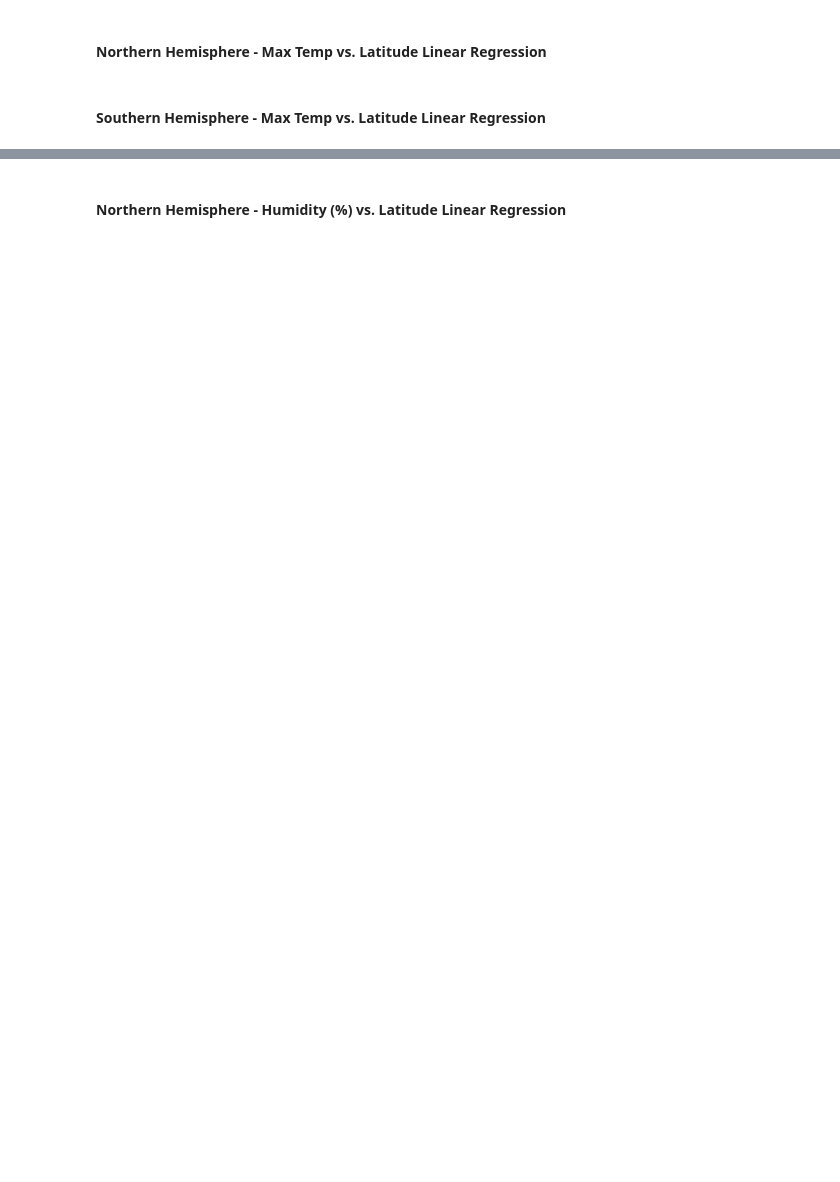
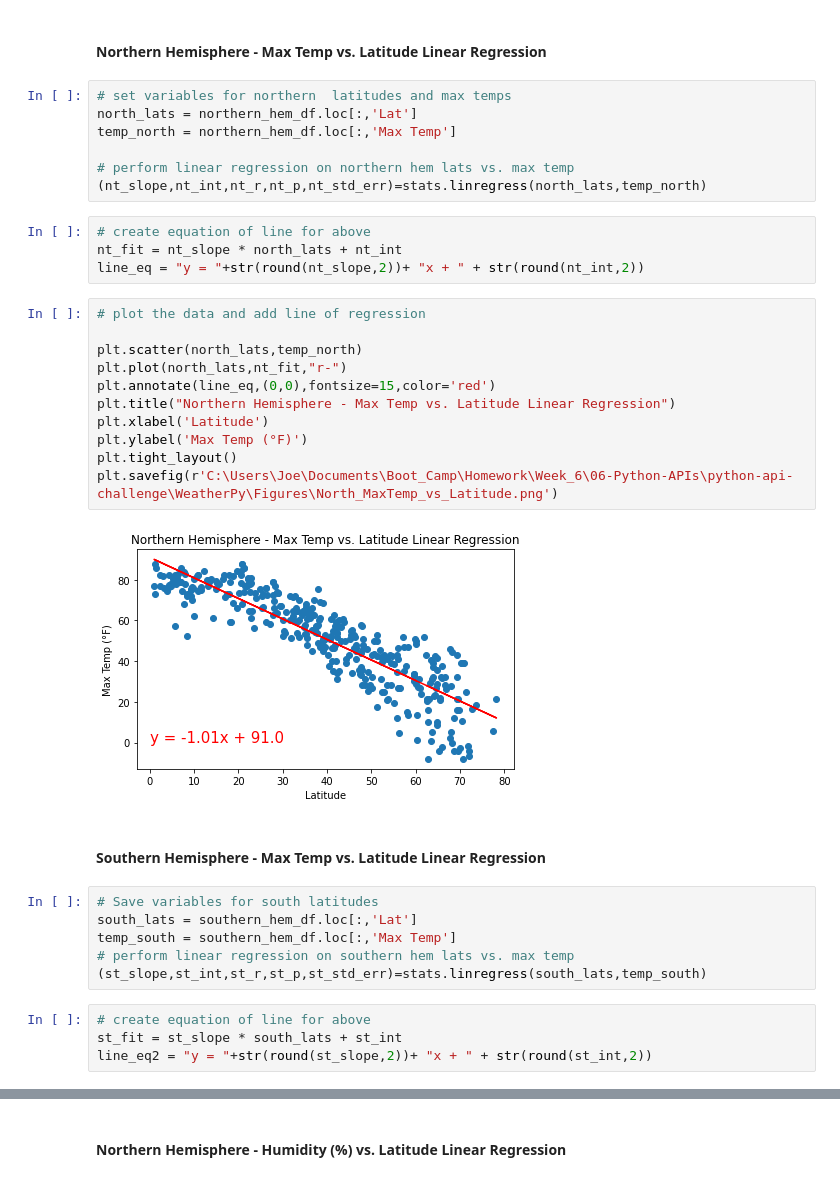
Before and after one commit to joe-m-2020/python-api-challenge, a Jupyter notebook: WeatherPy/WeatherPy.ipynb, the cells around one changed output, grey strips where cells are left out. Saved outputs shown, nothing was run; the diff lists cells and outputs as text; blank space fills up the shorter version.

```diff
--- a/WeatherPy/WeatherPy.ipynb
+++ b/WeatherPy/WeatherPy.ipynb
@@ -187,4 +234,38 @@ city_weather_df.loc[city_weather_df["Humidity"]>100,:]
 # %% [markdown]
 ####  Northern Hemisphere - Max Temp vs. Latitude Linear Regression
+# %%
+# set variables for northern  latitudes and max temps
+north_lats = northern_hem_df.loc[:,'Lat']
+temp_north = northern_hem_df.loc[:,'Max Temp']
+
+# perform linear regression on northern hem lats vs. max temp
+(nt_slope,nt_int,nt_r,nt_p,nt_std_err)=stats.linregress(north_lats,temp_north)
+# %%
+# create equation of line for above
+nt_fit = nt_slope * north_lats + nt_int
+line_eq = "y = "+str(round(nt_slope,2))+ "x + " + str(round(nt_int,2))
+# %%
+# plot the data and add line of regression
+
+plt.scatter(north_lats,temp_north)
+plt.plot(north_lats,nt_fit,"r-")
+plt.annotate(line_eq,(0,0),fontsize=15,color='red')
+plt.title("Northern Hemisphere - Max Temp vs. Latitude Linear Regression")
+plt.xlabel('Latitude')
+plt.ylabel('Max Temp (°F)')
+plt.tight_layout()
+plt.savefig(r'C:\Users\Joe\Documents\Boot_Camp\Homework\Week_6\06-Python-APIs\python-api-challenge\WeatherPy\Figures\North_MaxTemp_vs_Latitude.png')
+# %% [output]
+[figure, added]
 # %% [markdown]
 ####  Southern Hemisphere - Max Temp vs. Latitude Linear Regression
+# %%
+# Save variables for south latitudes
+south_lats = southern_hem_df.loc[:,'Lat']
+temp_south = southern_hem_df.loc[:,'Max Temp']
+# perform linear regression on southern hem lats vs. max temp
+(st_slope,st_int,st_r,st_p,st_std_err)=stats.linregress(south_lats,temp_south)
+# %%
+# create equation of line for above
+st_fit = st_slope * south_lats + st_int
+line_eq2 = "y = "+str(round(st_slope,2))+ "x + " + str(round(st_int,2))
```
Also changed, not shown: parts of 17 cells of this notebook, 6 other files.
